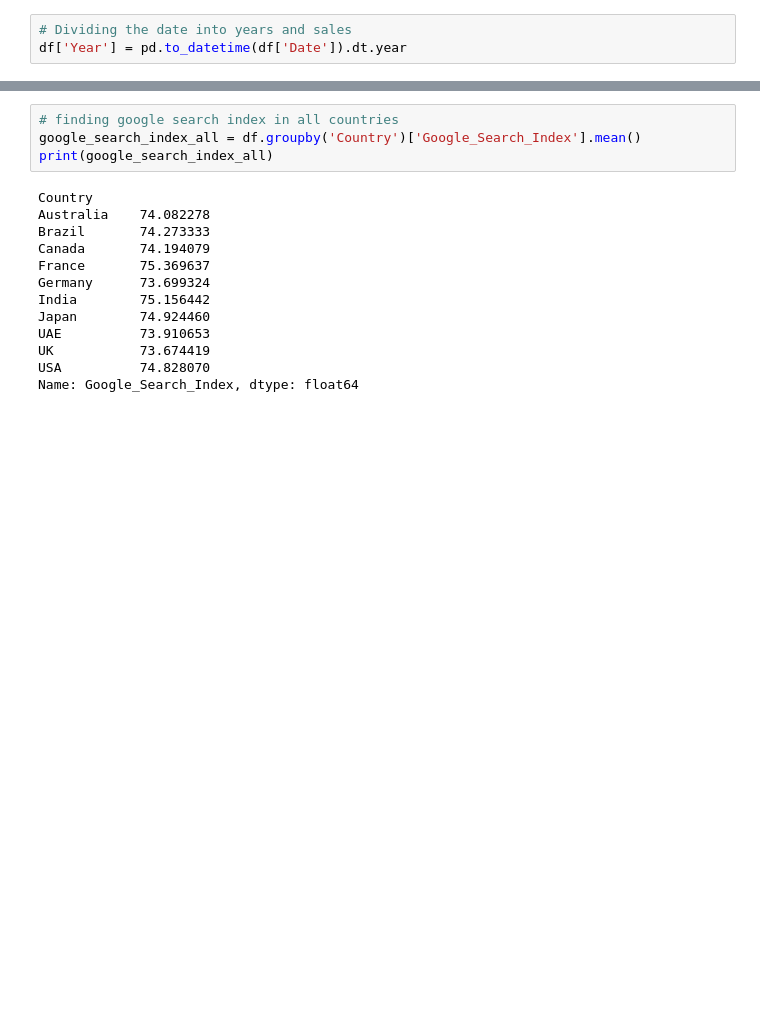
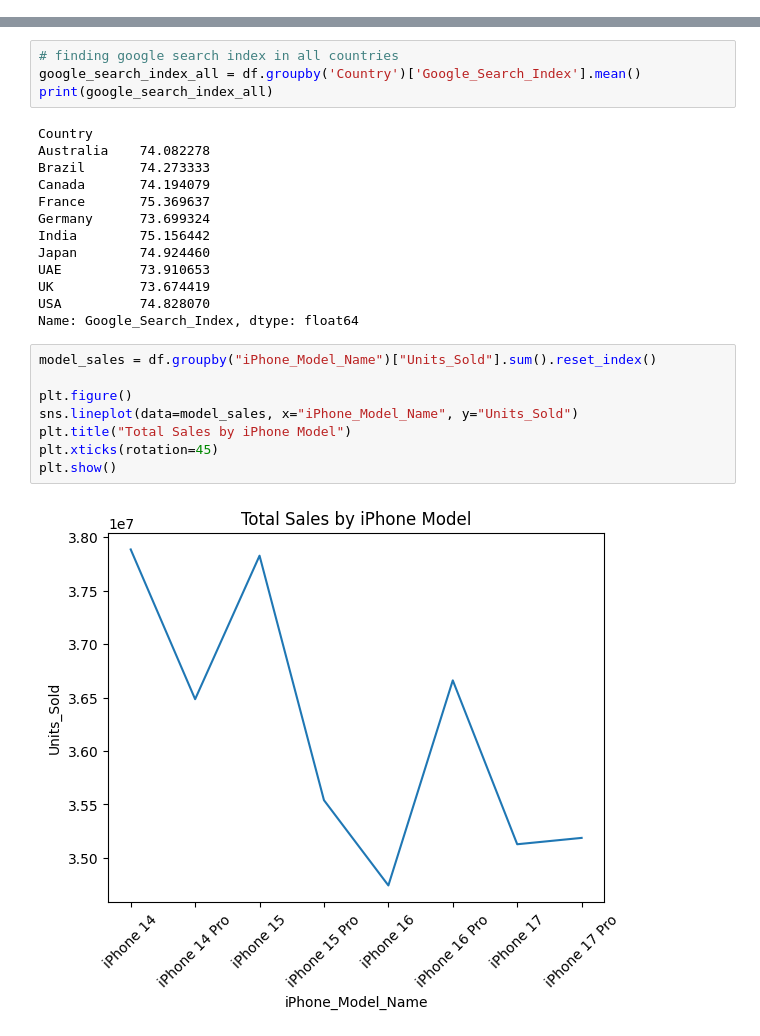
Before and after one commit to sivareddy-001/Data-Analyst-Intern, a Jupyter notebook: .dist/Iphone sales data.ipynb, the cells around one changed output, grey strips where cells are left out. Saved outputs shown, nothing was run; the diff lists cells and outputs as text; blank space fills up the shorter version.

Commit message:
Fully cleaned with visualization insights for better understanding

```diff
--- a/.dist/Iphone sales data.ipynb
+++ b/.dist/Iphone sales data.ipynb
@@ -50,6 +52,3 @@ dtype: int64
 df.duplicated().sum()
 # %% [output]
 np.int64(0)
-# %%
-# Dividing the date into years and sales
-df['Year'] = pd.to_datetime(df['Date']).dt.year
@@ -117,3 +106,13 @@ UAE          73.910653
 UK           73.674419
 USA          74.828070
 Name: Google_Search_Index, dtype: float64
+# %%
+model_sales = df.groupby("iPhone_Model_Name")["Units_Sold"].sum().reset_index()
+
+plt.figure()
+sns.lineplot(data=model_sales, x="iPhone_Model_Name", y="Units_Sold")
+plt.title("Total Sales by iPhone Model")
+plt.xticks(rotation=45)
+plt.show()
+# %% [output]
+[figure, added]
```
Also changed, not shown: parts of 14 cells of this notebook, 1 other file.
